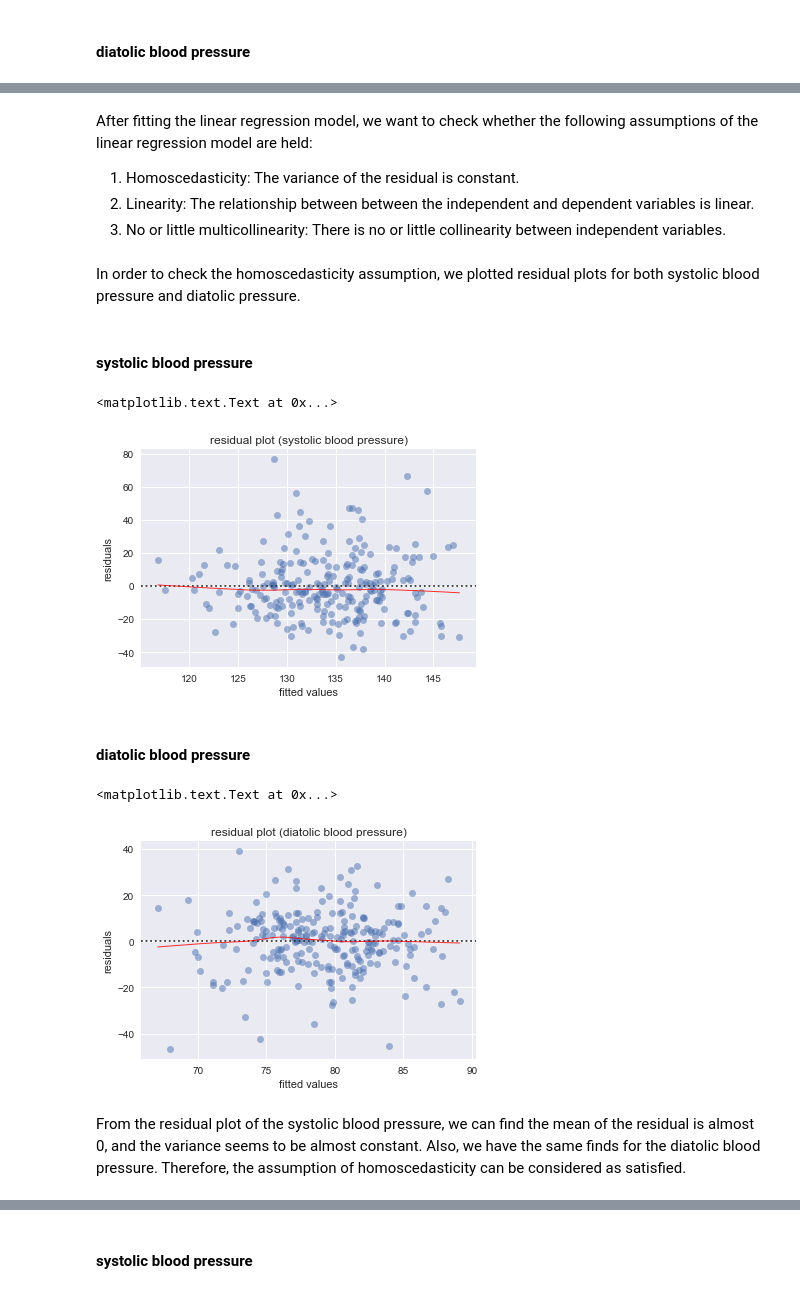
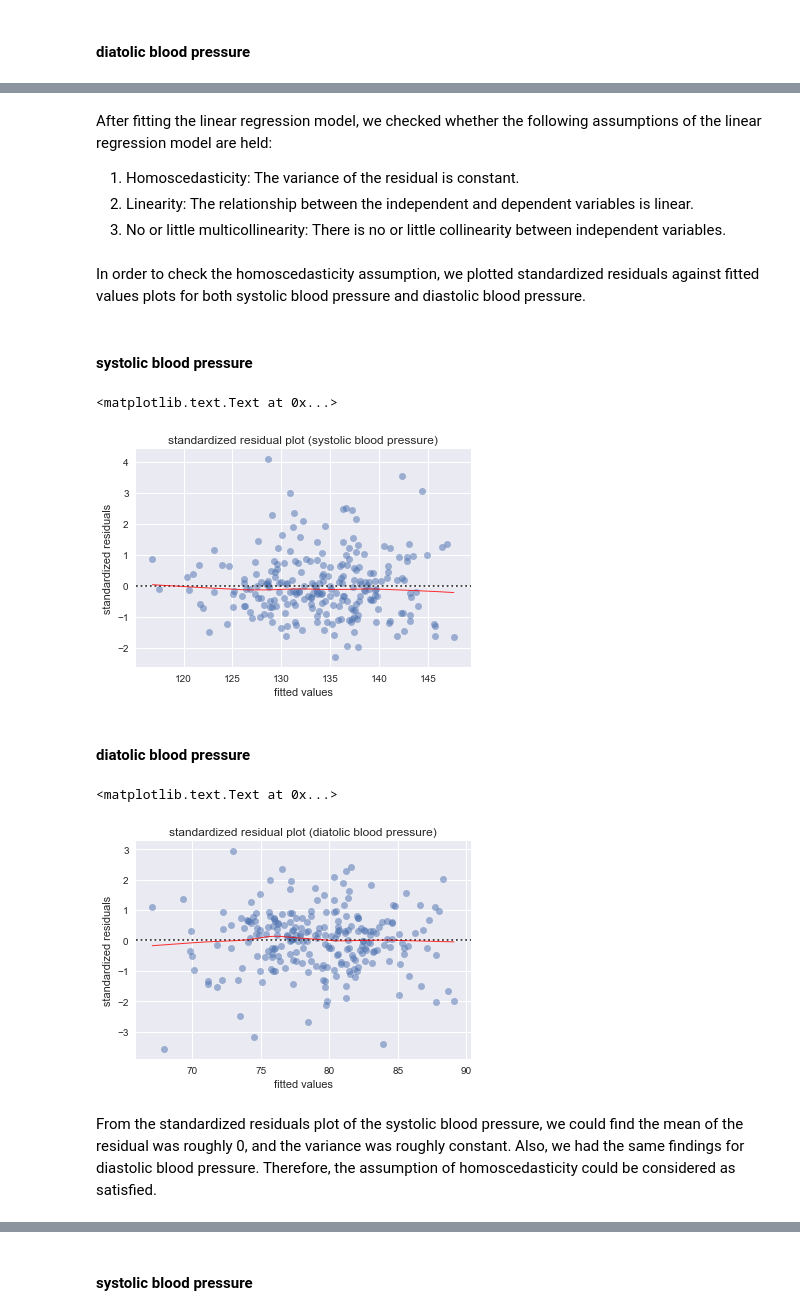
Before and after one commit to zhezhaozz/506_group_project, a Jupyter notebook: tian_wang/STATS506_Project_Core_Additional_Analysis.ipynb, the cells around one changed output, grey strips where cells are left out. Drawn from its saved outputs; the diff is of its cells as text; code cells hidden in the pictures.

```diff
--- a/tian_wang/STATS506_Project_Core_Additional_Analysis.ipynb
+++ b/tian_wang/STATS506_Project_Core_Additional_Analysis.ipynb
@@ -108,11 +108,11 @@ From the summary results of the linear regression model for the systolic blood p
 # %% [markdown]
-After fitting the linear regression model, we want to check whether the following assumptions of the linear regression model are held:
+After fitting the linear regression model, we checked whether the following assumptions of the linear regression model are held:
 
 1. Homoscedasticity: The variance of the residual is constant.
-2. Linearity: The relationship between between the independent and dependent variables is linear.
+2. Linearity: The relationship between the independent and dependent variables is linear.
 3. No or little multicollinearity: There is no or little collinearity between independent variables.
 # %% [markdown]
-In order to check the homoscedasticity assumption, we plotted residual plots for both systolic blood pressure and diatolic pressure.
+In order to check the homoscedasticity assumption, we plotted standardized residuals against fitted values plots for both systolic blood pressure and diastolic blood pressure.
 # %% [markdown]
 #### systolic blood pressure
 # %%
@@ -126,15 +126,15 @@ model_resid_sys_bp = model_fit_sys_bp.resid
 model_std_resid_sys_bp = model_fit_sys_bp.get_influence().resid_studentized_internal
 # %%
 fig, ax = plt.subplots()
-sns.residplot(model_fitted_y_sys_bp, model_resid_sys_bp, lowess = True,
+sns.residplot(model_fitted_y_sys_bp, model_std_resid_sys_bp, lowess = True,
               scatter_kws = {'alpha': 0.5},
               line_kws = {'color': 'red', 'lw': 1, 'alpha': 0.8})
-plt.title('residual plot (systolic blood pressure)')
+plt.title('standardized residual plot (systolic blood pressure)')
 ax.set_xlabel('fitted values')
-ax.set_ylabel('residuals')
+ax.set_ylabel('standardized residuals')
 # %% [output]
 <matplotlib.text.Text at 0x...>
-[figure, old version]
+[figure, new version]
 # %% [markdown]
 #### diatolic blood pressure
 # %%
@@ -154,15 +154,15 @@ model_abs_sqrt_std_resid_dia_bp = np.sqrt(np.abs(model_std_resid_dia_bp))
 model_abs_resid_dia_bp = np.abs(model_resid_dia_bp)
 # %%
 fig, ax = plt.subplots()
-sns.residplot(model_fitted_y_dia_bp, model_resid_dia_bp, lowess = True,
+sns.residplot(model_fitted_y_dia_bp, model_std_resid_dia_bp, lowess = True,
               scatter_kws = {'alpha': 0.5},
               line_kws = {'color': 'red', 'lw': 1, 'alpha': 0.8})
-plt.title('residual plot (diatolic blood pressure)')
+plt.title('standardized residual plot (diatolic blood pressure)')
 ax.set_xlabel('fitted values')
-ax.set_ylabel('residuals')
+ax.set_ylabel('standardized residuals')
 # %% [output]
 <matplotlib.text.Text at 0x...>
-[figure, old version]
+[figure, new version]
 # %% [markdown]
-From the residual plot of the systolic blood pressure, we can find the mean of the residual is almost 0, and the variance seems to be almost constant. Also, we have the same finds for the diatolic blood pressure. Therefore, the assumption of homoscedasticity can be considered as satisfied.
+From the standardized residuals plot of the systolic blood pressure, we could find the mean of the residual was roughly 0, and the variance was roughly constant. Also, we had the same findings for diastolic blood pressure. Therefore, the assumption of homoscedasticity could be considered as satisfied.
 # %% [markdown]
```
Also changed, not shown: parts of 24 cells of this notebook.
